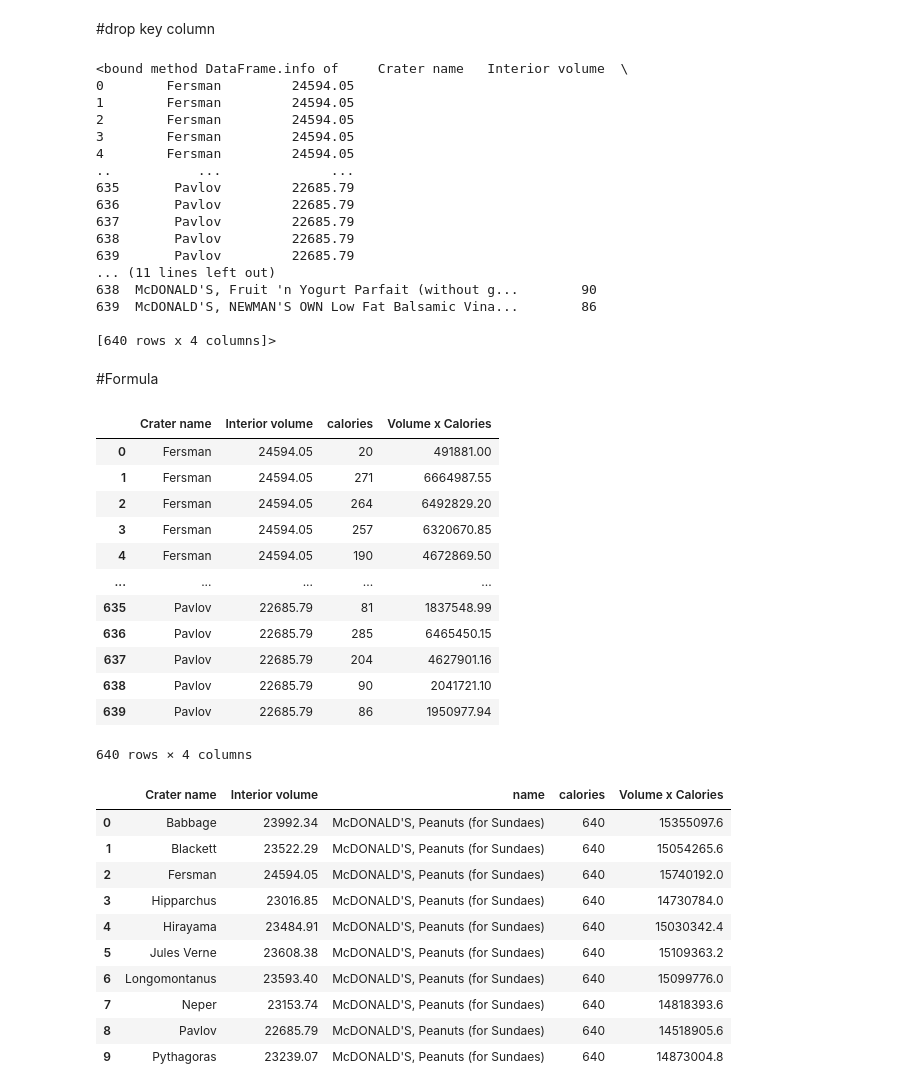
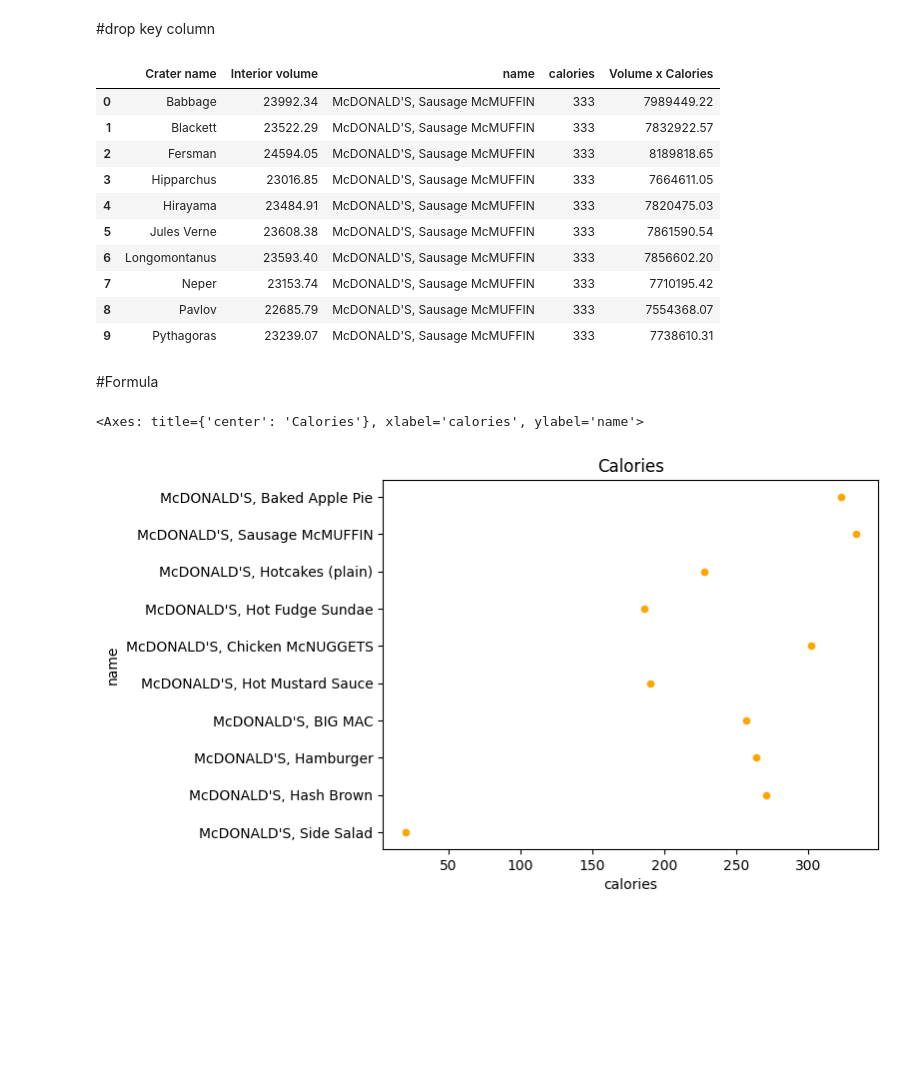
Before and after one commit to mitchconway/code-louisville-final-project, a Jupyter notebook: Final Project.ipynb, the cells around one changed output. Cells and saved outputs as stored; diff of their text form; code cells hidden in the pictures; blank space fills up the shorter version.

```diff
--- a/Final Project.ipynb
+++ b/Final Project.ipynb
@@ -53,3 +59,5 @@ moon_ten.to_csv('moon_ten.csv')
+# %%
+Nten = pd.read_csv('nut_ten.csv')
 # %% [markdown]
 # Feature 3
 Created a new data frame and csv from a previous one to remove values where they don’t belong in your dataset.
@@ -72,59 +74,26 @@ tasty_crater = pd.merge(moon_ten,nutrition,on='key')
 #drop key column
 # %%
 tasty_crater = tasty_crater.drop(columns=['key', 'total_fat', 'protein', 'carbohydrate'])
-# %%
-tasty_crater.info
-# %% [output]
-<bound method DataFrame.info of     Crater name   Interior volume  \
-0        Fersman         24594.05
-1        Fersman         24594.05
-2        Fersman         24594.05
-3        Fersman         24594.05
-4        Fersman         24594.05
-..           ...              ...
-635       Pavlov         22685.79
-636       Pavlov         22685.79
-637       Pavlov         22685.79
-638       Pavlov         22685.79
-639       Pavlov         22685.79
-... (11 lines left out)
-638  McDONALD'S, Fruit 'n Yogurt Parfait (without g...        90
-639  McDONALD'S, NEWMAN'S OWN Low Fat Balsamic Vina...        86
-
-[640 rows x 4 columns]>
 # %%
-tasty_crater["Volume x Calories"] = tasty_crater['Interior volume'] * tasty_crater['calories']
+tasty_crater["Volume x Calories"] = Mten['Interior volume'] * Nten['calories']
+result
+# %% [output]
+|  | Crater name | Interior volume | name | calories | Volume x Calories |
+| 0 | Babbage | 23992.34 | McDONALD'S, Sausage McMUFFIN | 333 | 7989449.22 |
+| 1 | Blackett | 23522.29 | McDONALD'S, Sausage McMUFFIN | 333 | 7832922.57 |
+| 2 | Fersman | 24594.05 | McDONALD'S, Sausage McMUFFIN | 333 | 8189818.65 |
+| 3 | Hipparchus | 23016.85 | McDONALD'S, Sausage McMUFFIN | 333 | 7664611.05 |
+| 4 | Hirayama | 23484.91 | McDONALD'S, Sausage McMUFFIN | 333 | 7820475.03 |
+| 5 | Jules Verne | 23608.38 | McDONALD'S, Sausage McMUFFIN | 333 | 7861590.54 |
+| 6 | Longomontanus | 23593.40 | McDONALD'S, Sausage McMUFFIN | 333 | 7856602.20 |
+| 7 | Neper | 23153.74 | McDONALD'S, Sausage McMUFFIN | 333 | 7710195.42 |
+| 8 | Pavlov | 22685.79 | McDONALD'S, Sausage McMUFFIN | 333 | 7554368.07 |
+| 9 | Pythagoras | 23239.07 | McDONALD'S, Sausage McMUFFIN | 333 | 7738610.31 |
 # %% [markdown]
 #Formula
-# %%
-tasty_crater[["Crater name ", "Interior volume", "calories", "Volume x Calories"]]
-# %% [output]
-|  | Crater name | Interior volume | calories | Volume x Calories |
-| 0 | Fersman | 24594.05 | 20 | 491881.00 |
-| 1 | Fersman | 24594.05 | 271 | 6664987.55 |
-| 2 | Fersman | 24594.05 | 264 | 6492829.20 |
-| 3 | Fersman | 24594.05 | 257 | 6320670.85 |
-| 4 | Fersman | 24594.05 | 190 | 4672869.50 |
-| ... | ... | ... | ... | ... |
-| 635 | Pavlov | 22685.79 | 81 | 1837548.99 |
-| 636 | Pavlov | 22685.79 | 285 | 6465450.15 |
-| 637 | Pavlov | 22685.79 | 204 | 4627901.16 |
-| 638 | Pavlov | 22685.79 | 90 | 2041721.10 |
-| 639 | Pavlov | 22685.79 | 86 | 1950977.94 |
-640 rows × 4 columns
-# %%
-max_idx = tasty_crater.groupby(["Crater name ", "Interior volume"])["Volume x Calories"].idxmax()
-result = tasty_crater.loc[max_idx].reset_index(drop=True)
-result
-# %% [output]
-|  | Crater name | Interior volume | name | calories | Volume x Calories |
-| 0 | Babbage | 23992.34 | McDONALD'S, Peanuts (for Sundaes) | 640 | 15355097.6 |
-| 1 | Blackett | 23522.29 | McDONALD'S, Peanuts (for Sundaes) | 640 | 15054265.6 |
-| 2 | Fersman | 24594.05 | McDONALD'S, Peanuts (for Sundaes) | 640 | 15740192.0 |
-| 3 | Hipparchus | 23016.85 | McDONALD'S, Peanuts (for Sundaes) | 640 | 14730784.0 |
-| 4 | Hirayama | 23484.91 | McDONALD'S, Peanuts (for Sundaes) | 640 | 15030342.4 |
-| 5 | Jules Verne | 23608.38 | McDONALD'S, Peanuts (for Sundaes) | 640 | 15109363.2 |
-| 6 | Longomontanus | 23593.40 | McDONALD'S, Peanuts (for Sundaes) | 640 | 15099776.0 |
-| 7 | Neper | 23153.74 | McDONALD'S, Peanuts (for Sundaes) | 640 | 14818393.6 |
-| 8 | Pavlov | 22685.79 | McDONALD'S, Peanuts (for Sundaes) | 640 | 14518905.6 |
-| 9 | Pythagoras | 23239.07 | McDONALD'S, Peanuts (for Sundaes) | 640 | 14873004.8 |
+# %%
+Nten.plot(kind = 'scatter', x= 'calories', y = 'name',
+                    color = 'orange', title = 'Calories')
+# %% [output]
+<Axes: title={'center': 'Calories'}, xlabel='calories', ylabel='name'>
+[figure, added]
```
Also changed, not shown: parts of 9 cells of this notebook, 2 other files.
